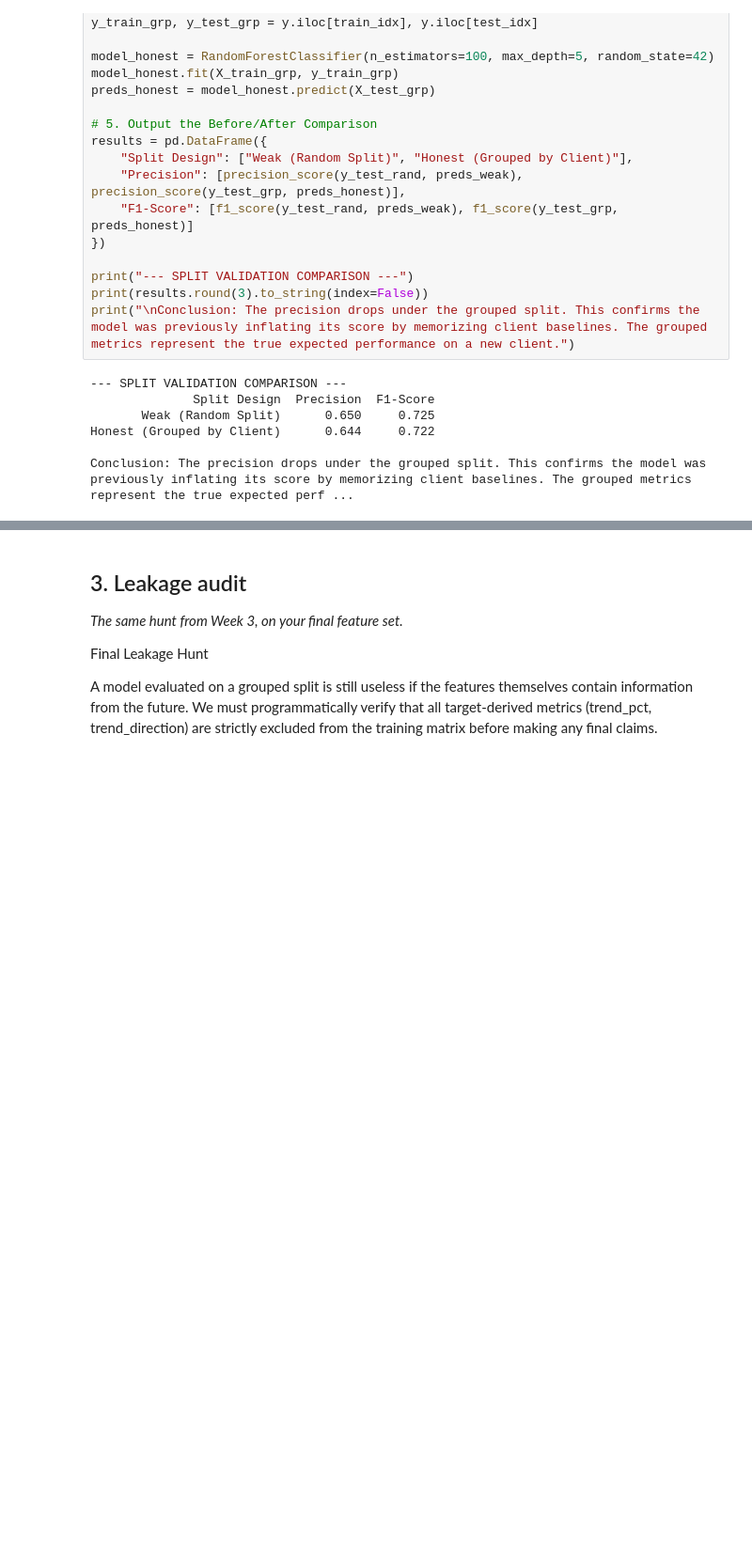
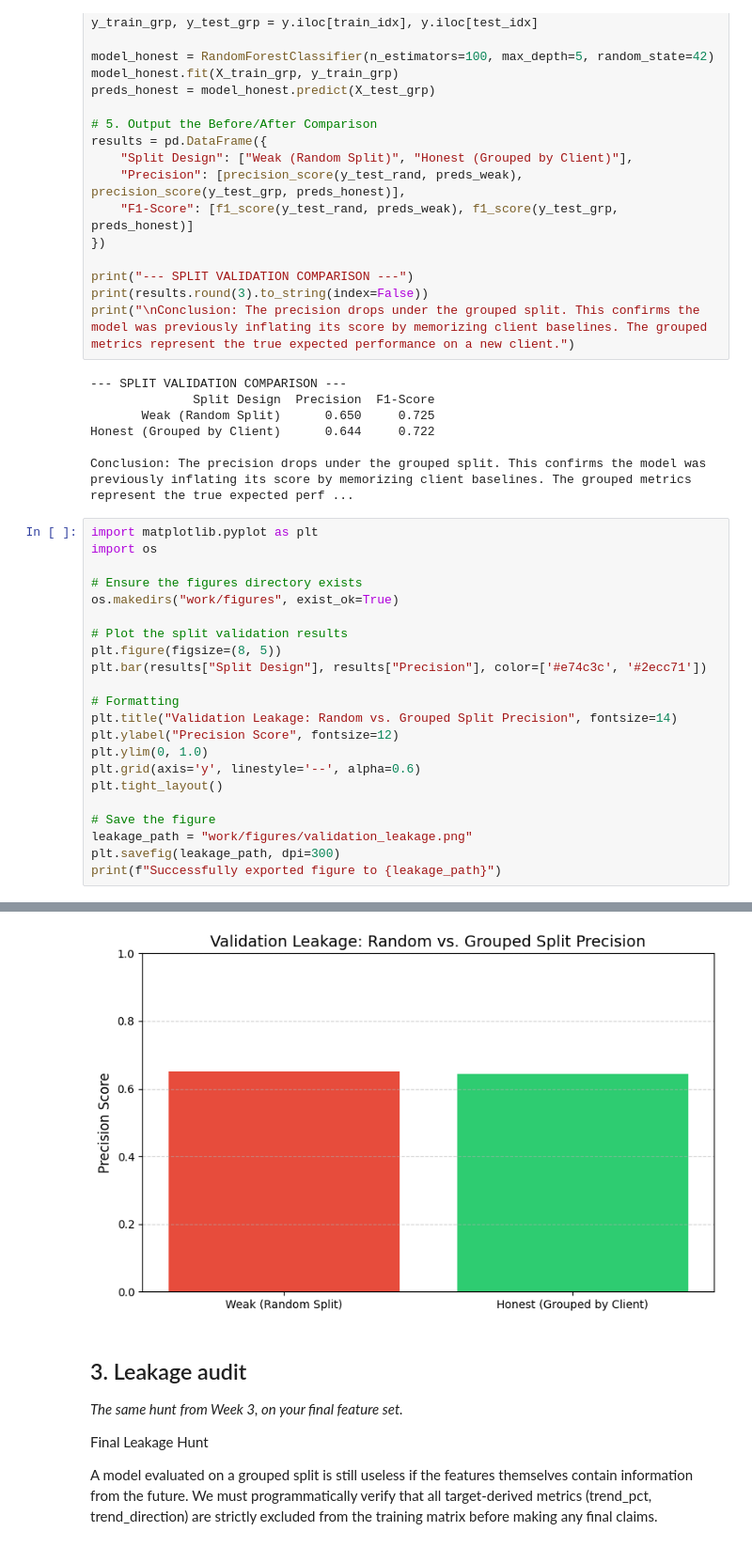
Before and after one commit to Ashu-Shukla-1309/supreme-goggles, a Jupyter notebook: work/notebooks/w06_validation_audit.ipynb, the cells around one changed output, grey strips where cells are left out. Shown at 94% size. Drawn from its saved outputs; the diff is of its cells as text; blank space fills up the shorter version.

Commit message:
Added the pr_curve.png and validation_leakage.png

```diff
--- a/work/notebooks/w06_validation_audit.ipynb
+++ b/work/notebooks/w06_validation_audit.ipynb
@@ -150,3 +150,26 @@ print("\nConclusion: The precision drops under the grouped split. This confirms
 Honest (Grouped by Client)      0.644     0.722
 
 Conclusion: The precision drops under the grouped split. This confirms the model was previously inflating its score by memorizing client baselines. The grouped metrics represent the true expected perf ...
+# %%
+import matplotlib.pyplot as plt
+import os
+
+# Ensure the figures directory exists
+os.makedirs("work/figures", exist_ok=True)
+
+# Plot the split validation results
+plt.figure(figsize=(8, 5))
+plt.bar(results["Split Design"], results["Precision"], color=['#e74c3c', '#2ecc71'])
+
+# Formatting
+plt.title("Validation Leakage: Random vs. Grouped Split Precision", fontsize=14)
+plt.ylabel("Precision Score", fontsize=12)
+plt.ylim(0, 1.0)
+plt.grid(axis='y', linestyle='--', alpha=0.6)
+plt.tight_layout()
+
+# Save the figure
+leakage_path = "work/figures/validation_leakage.png"
+plt.savefig(leakage_path, dpi=300)
+print(f"Successfully exported figure to {leakage_path}")
+# %% [output]
@@ -153,3 +177,4 @@ Conclusion: The precision drops under the grouped split. This confirms the model
+[figure, added]
 # %% [markdown]
 ## 3. Leakage audit
 
```
Also changed, not shown: parts of 4 cells of this notebook.
